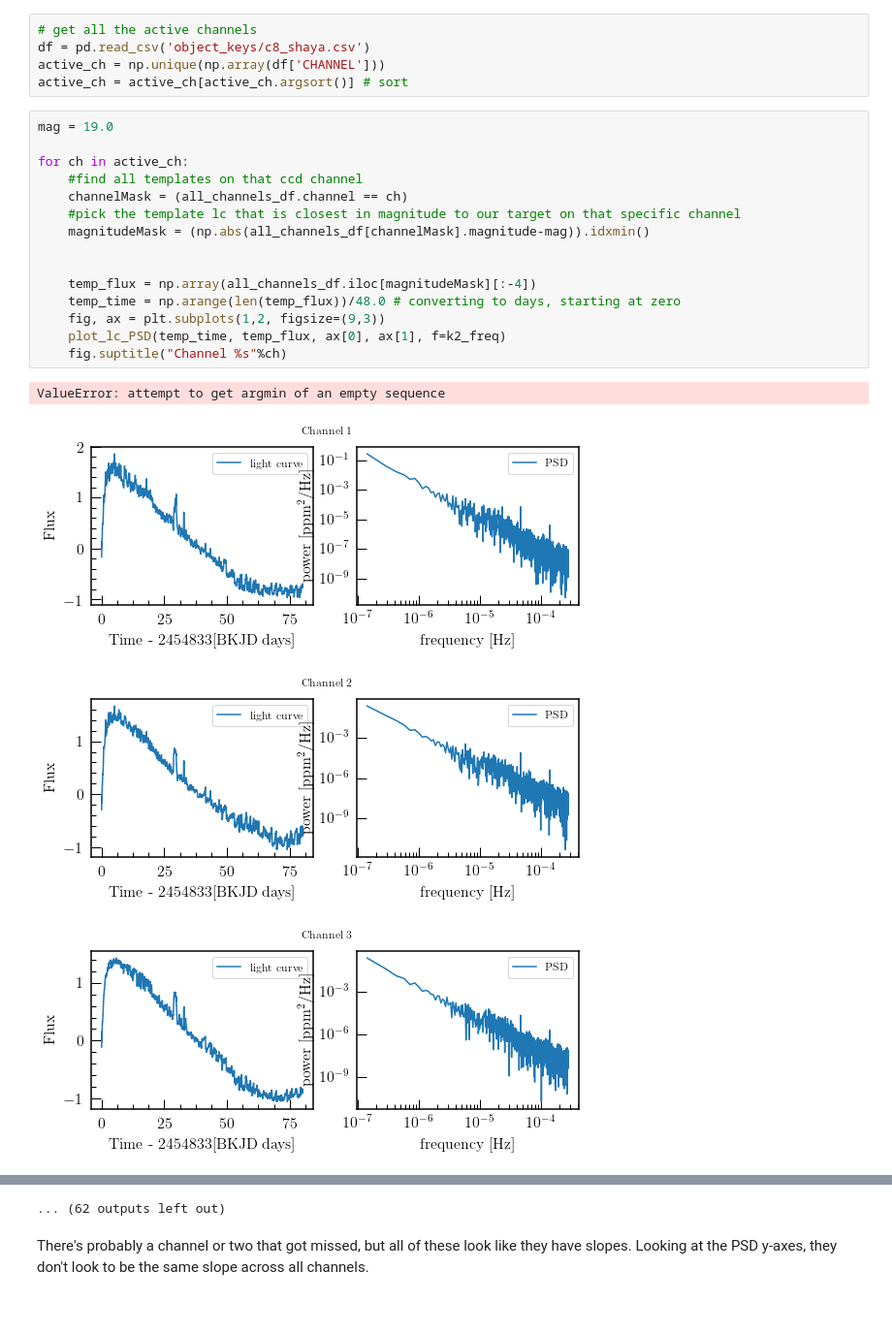
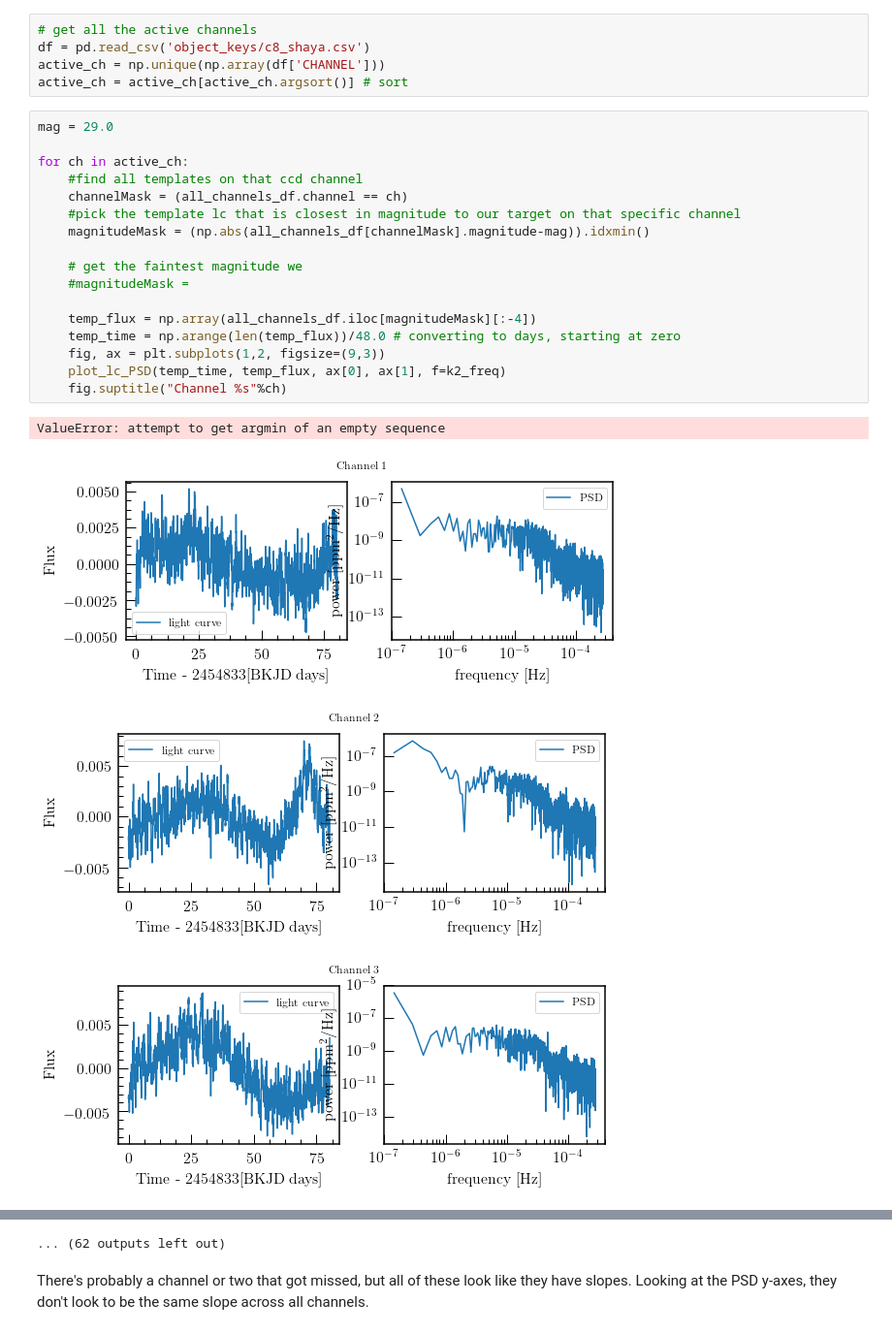
Before and after one commit to rrybuttry/agn_everest, a Jupyter notebook: C8_systematics_lc_templates.ipynb, the cells around one changed output, grey strips where cells are left out. Shown at 97% size. Saved outputs shown, nothing was run; the diff lists cells and outputs as text.

```diff
--- a/C8_systematics_lc_templates.ipynb
+++ b/C8_systematics_lc_templates.ipynb
@@ -111,22 +113,24 @@ df = pd.read_csv('object_keys/c8_shaya.csv')
 active_ch = np.unique(np.array(df['CHANNEL']))
 active_ch = active_ch[active_ch.argsort()] # sort
 # %%
-mag = 19.0
+mag = 29.0
 
 for ch in active_ch:
     #find all templates on that ccd channel
     channelMask = (all_channels_df.channel == ch)
     #pick the template lc that is closest in magnitude to our target on that specific channel
     magnitudeMask = (np.abs(all_channels_df[channelMask].magnitude-mag)).idxmin()
 
+    # get the faintest magnitude we
+    #magnitudeMask =
 
     temp_flux = np.array(all_channels_df.iloc[magnitudeMask][:-4])
     temp_time = np.arange(len(temp_flux))/48.0 # converting to days, starting at zero
     fig, ax = plt.subplots(1,2, figsize=(9,3))
     plot_lc_PSD(temp_time, temp_flux, ax[0], ax[1], f=k2_freq)
     fig.suptitle("Channel %s"%ch)
 # %% [output]
 ValueError: attempt to get argmin of an empty sequence
-[figure, old version]
+[figure, new version]
-[figure, old version]
+[figure, new version]
-[figure, old version]
+[figure, new version]
```
Also changed, not shown: parts of 3 cells of this notebook, 1 other file.
